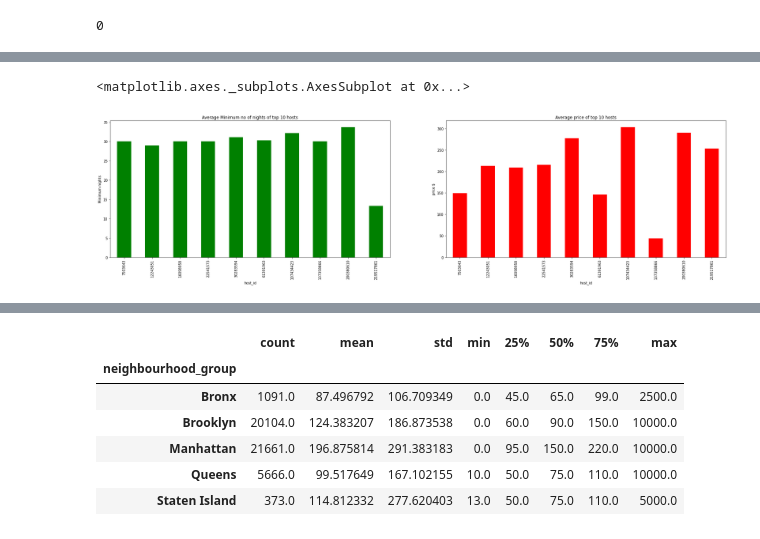
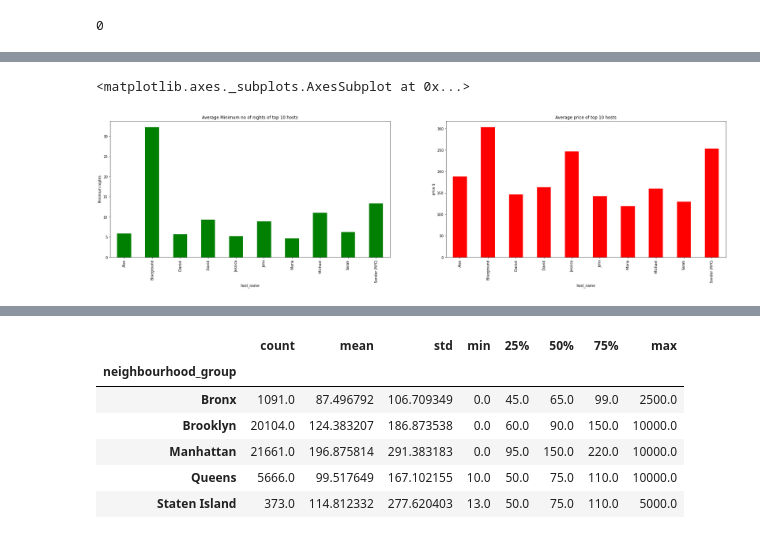
Before and after one commit to mohammedmoin44/EDA-Airbnb-NYC, a Jupyter notebook: Airbnb_Bookings_Analysis_Capstone_Project.ipynb, the cells around one changed output, grey strips where cells are left out. Saved outputs shown, nothing was run; the diff lists cells and outputs as text; code cells hidden in the pictures.

```diff
--- a/Airbnb_Bookings_Analysis_Capstone_Project.ipynb
+++ b/Airbnb_Bookings_Analysis_Capstone_Project.ipynb
@@ -203,5 +258,7 @@ Name: host_id, dtype: int64
+# %%
+host=['Michael','David','Sonder (NYC)','John','Alex','Blueground', 'Sarah','Daniel','Jessica','Maria']
 # %%
 #getting list of top ten host's
-host = [219517861,107434423,30283594,137358866,16098958,12243051,61391963,22541573,200380610,7503643]
+#host = [219517861,107434423,30283594,137358866,16098958,12243051,61391963,22541573,200380610,7503643]
 # %%
-data_h = df1.loc[df1['host_id'].isin(host)]
+data_h = df1.loc[df1['host_name'].isin(host)]
@@ -284,18 +405,18 @@ Name: minimum_nights, dtype: int64
 # %%
 #plotting top 10 hosts with Average minimum no of nights  and Avg prcie
 
 plt.figure(figsize=(32,16))
 plt.subplot(2,2,1)
 plt.title('Average Minimum no of nights of top 10 hosts')
 plt.xlabel('Hosts')
 plt.ylabel('Minimum nights')
-data_h.groupby('host_id')['minimum_nights'].mean().plot(kind='bar',color='green')
+data_h.groupby('host_name')['minimum_nights'].mean().plot(kind='bar',color='green')
 
 plt.subplot(2,2,2)
 plt.title('Average price of top 10 hosts')
 plt.xlabel('Hosts')
 plt.ylabel('price $')
-data_h.groupby('host_id')['price'].mean().plot(kind='bar',color='red')
+data_h.groupby('host_name')['price'].mean().plot(kind='bar',color='red')
 # %% [output]
 <matplotlib.axes._subplots.AxesSubplot at 0x...>
-[figure, old version]
+[figure, new version]
```
Also changed, not shown: parts of 25 cells of this notebook.
